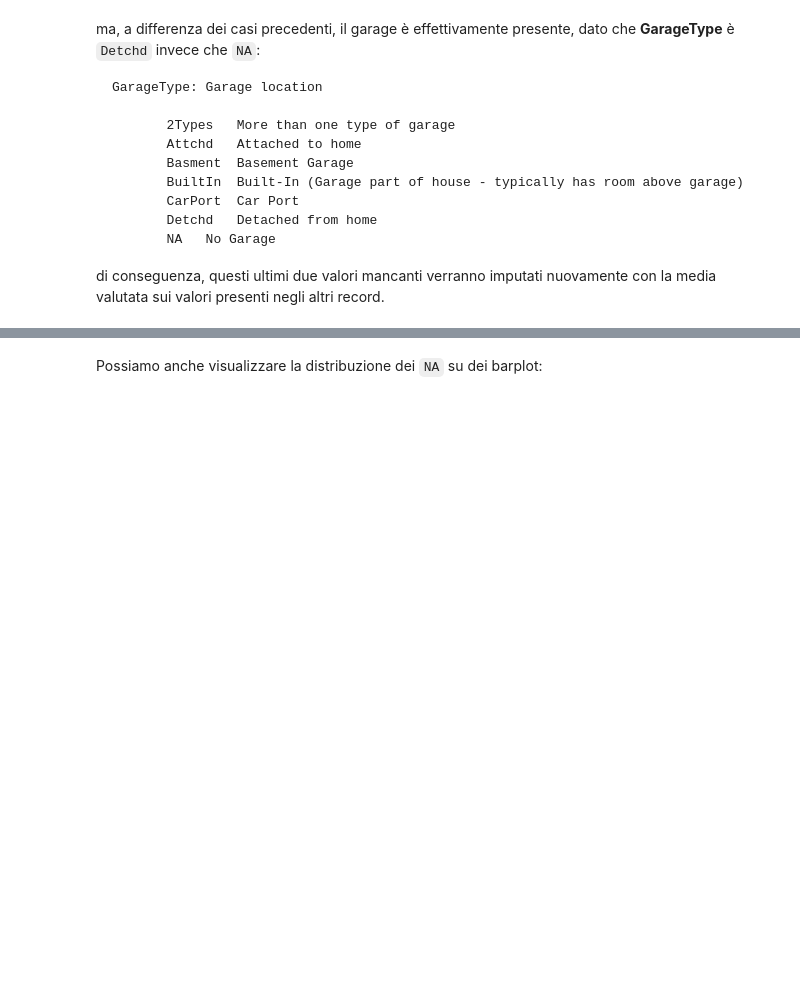
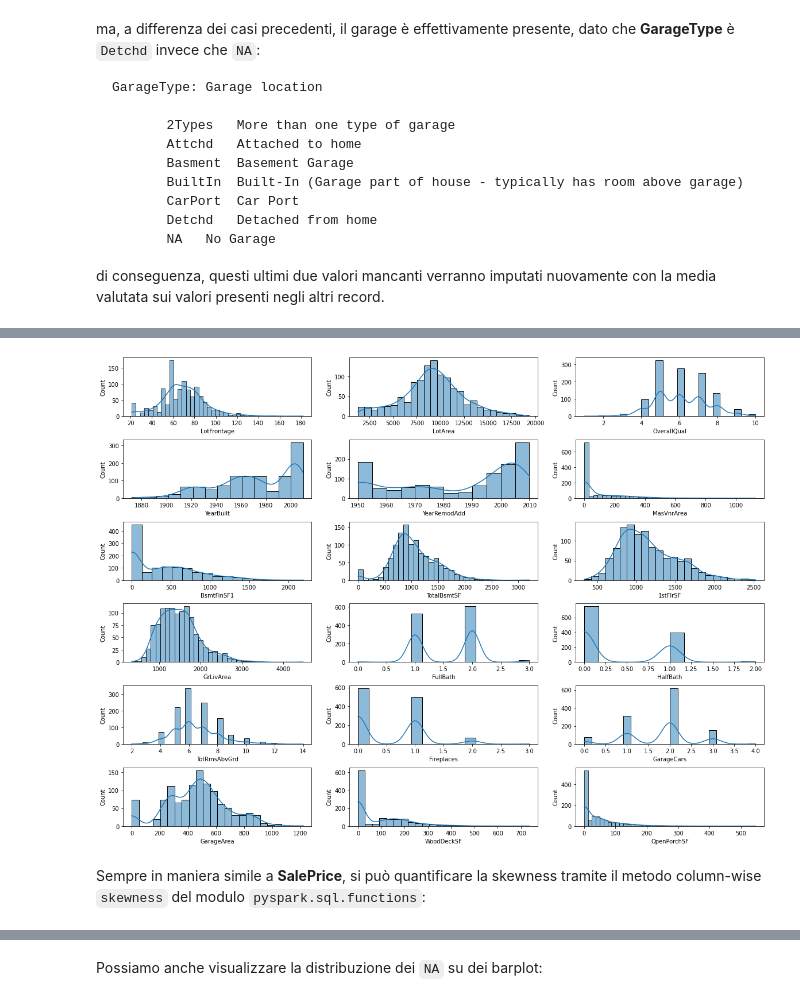
Before and after one commit to salvatorezam/House-Prices---Advanced-Regression-Techniques, a Jupyter notebook: house_prices_zammuto.ipynb, the cells around one changed output, grey strips where cells are left out. Saved outputs shown, nothing was run; the diff lists cells and outputs as text; code cells hidden in the pictures; blank space fills up the shorter version.

```diff
--- a/house_prices_zammuto.ipynb
+++ b/house_prices_zammuto.ipynb
@@ -657,0 +664,12 @@ datasets['testDF'] = datasets['testDF'].fillna(int(floor(datasets['testDF'].agg(
+# %%
+fig, axes = plt.subplots(6, 3, figsize = (20, 15))
+fig.subplots_adjust(hspace=0.4)
+for idx, high_corr_var in enumerate(high_corr_num_vars):
+    vals = [row[high_corr_var]
+        for row in datasets['trainDF'].select(high_corr_var).collect()]
+    sns.histplot(data=vals, ax=axes[idx//3, idx%3], kde=True)
+    axes[idx//3, idx%3].set(xlabel=high_corr_var)
+# %% [output]
+[figure, added]
+# %% [markdown]
+Sempre in maniera simile a **SalePrice**, si può quantificare la skewness tramite il metodo column-wise `skewness` del modulo `pyspark.sql.functions`:
```
Also changed, not shown: parts of 20 cells of this notebook.
